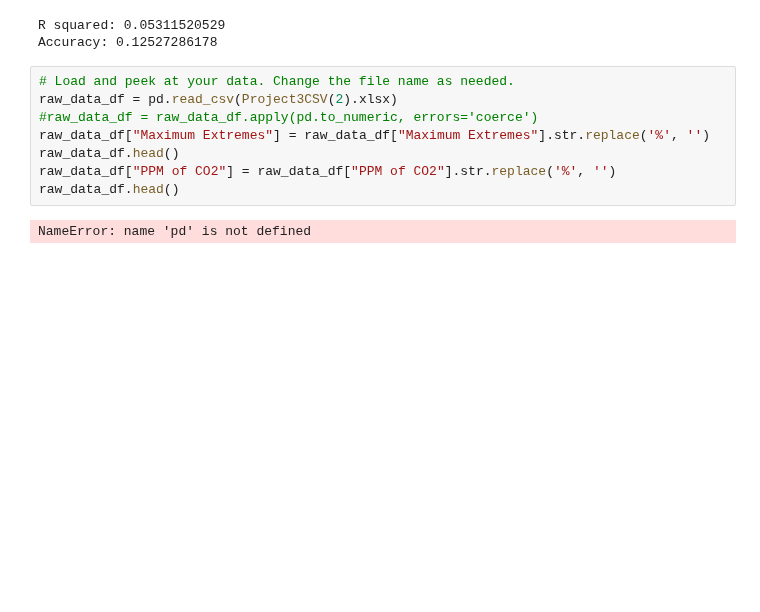
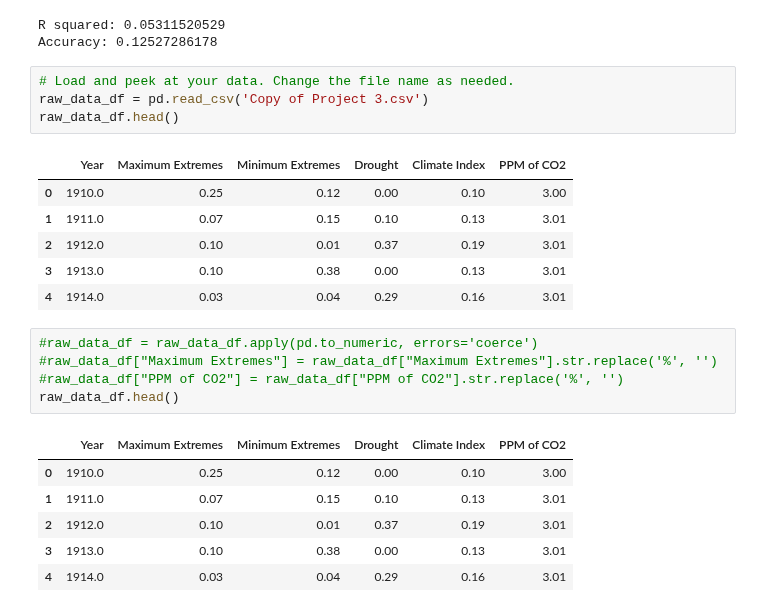
Before and after one commit to colarusso/codingthelaw, a Jupyter notebook: Fall_2017/work/asaratenney/p3/code_sample_1-NOAA Climate Data.ipynb, the cells around one changed output. Drawn from its saved outputs; the diff is of its cells as text; blank space fills up the shorter version.

```diff
--- a/Fall_2017/work/asaratenney/p3/code_sample_1-NOAA Climate Data.ipynb
+++ b/Fall_2017/work/asaratenney/p3/code_sample_1-NOAA Climate Data.ipynb
@@ -196,13 +196,26 @@ print("Accuracy:",accuracy)
 # %% [output]
 R squared: 0.05311520529
 Accuracy: 0.12527286178
+# %%
+# Load and peek at your data. Change the file name as needed.
+raw_data_df = pd.read_csv('Copy of Project 3.csv')
+raw_data_df.head()
+# %% [output]
+|  | Year | Maximum Extremes | Minimum Extremes | Drought | Climate Index | PPM of CO2 |
+| 0 | 1910.0 | 0.25 | 0.12 | 0.00 | 0.10 | 3.00 |
+| 1 | 1911.0 | 0.07 | 0.15 | 0.10 | 0.13 | 3.01 |
+| 2 | 1912.0 | 0.10 | 0.01 | 0.37 | 0.19 | 3.01 |
+| 3 | 1913.0 | 0.10 | 0.38 | 0.00 | 0.13 | 3.01 |
+| 4 | 1914.0 | 0.03 | 0.04 | 0.29 | 0.16 | 3.01 |
 # %%
-# Load and peek at your data. Change the file name as needed.
-raw_data_df = pd.read_csv(Project3CSV(2).xlsx)
 #raw_data_df = raw_data_df.apply(pd.to_numeric, errors='coerce')
-raw_data_df["Maximum Extremes"] = raw_data_df["Maximum Extremes"].str.replace('%', '')
+#raw_data_df["Maximum Extremes"] = raw_data_df["Maximum Extremes"].str.replace('%', '')
+#raw_data_df["PPM of CO2"] = raw_data_df["PPM of CO2"].str.replace('%', '')
 raw_data_df.head()
-raw_data_df["PPM of CO2"] = raw_data_df["PPM of CO2"].str.replace('%', '')
-raw_data_df.head()
 # %% [output]
-NameError: name 'pd' is not defined
+|  | Year | Maximum Extremes | Minimum Extremes | Drought | Climate Index | PPM of CO2 |
+| 0 | 1910.0 | 0.25 | 0.12 | 0.00 | 0.10 | 3.00 |
+| 1 | 1911.0 | 0.07 | 0.15 | 0.10 | 0.13 | 3.01 |
+| 2 | 1912.0 | 0.10 | 0.01 | 0.37 | 0.19 | 3.01 |
+| 3 | 1913.0 | 0.10 | 0.38 | 0.00 | 0.13 | 3.01 |
+| 4 | 1914.0 | 0.03 | 0.04 | 0.29 | 0.16 | 3.01 |
```
Also changed, not shown: parts of 6 cells of this notebook, 2 other files.
